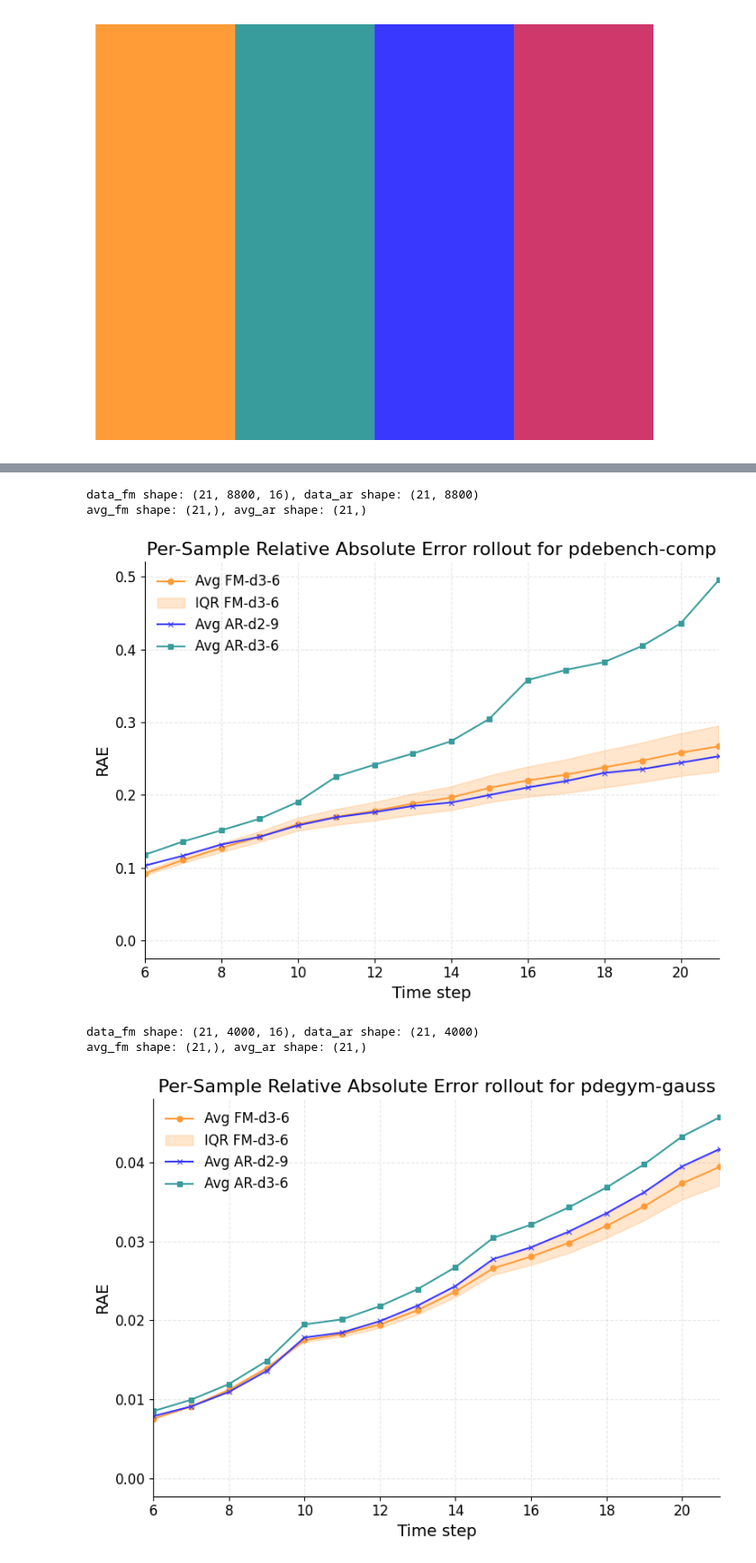
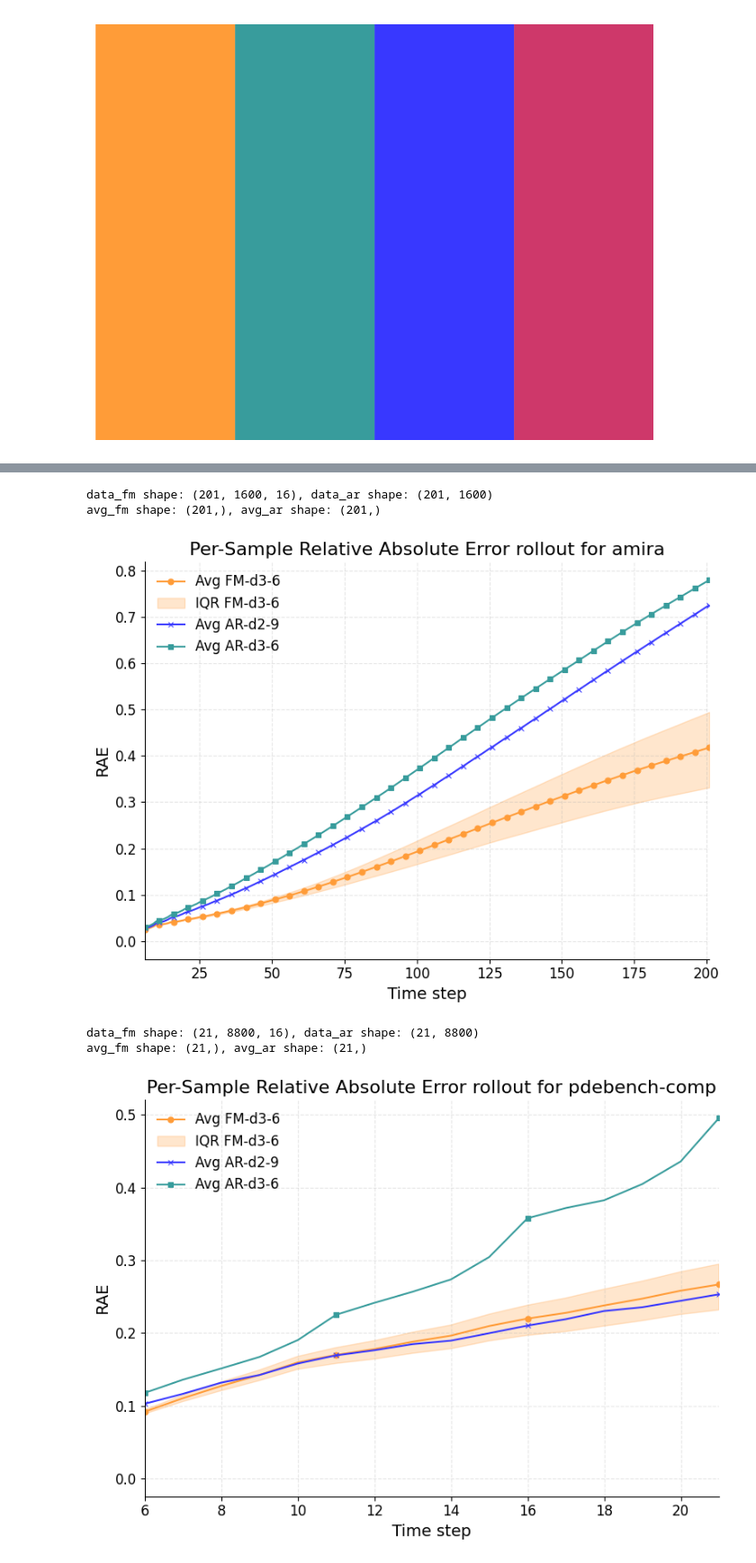
Before and after one commit to tpharmsen/FluidGPT, a Jupyter notebook: src/scripts/graphGeneration.ipynb, the cells around one changed output, grey strips where cells are left out. Shown at 90% size. Cells and saved outputs as stored; diff of their text form; code cells hidden in the pictures.

Commit message:
new graphs and report

```diff
--- a/src/scripts/graphGeneration.ipynb
+++ b/src/scripts/graphGeneration.ipynb
@@ -50,6 +50,8 @@ ax.axis('off')
 #plt.savefig("color_palette.png", bbox_inches='tight', pad_inches=0)
 plt.show()
 plt.close()
+
+datasets_all = ["amira", "pdebench-comp", "pdebench-incomp", "pdegym-gauss", "pdegym-sines", "pdegym-sl", "pdegym-svs", "pdegym-pwc", "pdegym-bb"]
 # %% [output]
 [figure]
 # %%
@@ -90,7 +92,7 @@ dim2: 16
 base_path_ar = "../../../FluidGPT_validation/final_data/MTT/ar-d2-9/ss_error/"
 base_path_ar2 = "../../../FluidGPT_validation/final_data/MTT/ar-d3-6/ss_error/"
 #base_path_fm = "../../../FluidGPT_validation/old_data/fm/fm-val-b200/ss_error/"
-base_path_fm = "../../../FluidGPT_validation/temp_data/fm_test/ss_error/"
+base_path_fm = "../../../FluidGPT_validation/final_data/FM/fm-d3-6/ss_error/"
 error_type = "rae"  # or "rrmse"
 error_type_str = {"rae": "Per-Sample Relative Absolute Error", "rrmse": "Per-Sample Relative Root Mean Square Error"}
 list_avg_ar = []
@@ -99,9 +101,8 @@ list_fm_data = []
 box_width = 0.4
 offset = 0.2
 
-for dataset_name in ["amira", "pdebench-comp", "pdebench-incomp", "pdegym-gauss", "pdegym-sines", "pdegym-sl", "pdegym-svs", "pdegym-pwc", "pdegym-bb"]:
-    if dataset_name == "amira":
-        continue
+for dataset_name in datasets_all:
+
     filename_ar = f"{base_path_ar}individual_{error_type}_{dataset_name}.json"
     filename_ar2 = f"{base_path_ar2}individual_{error_type}_{dataset_name}.json"
     filename_fm = f"{base_path_fm}individual_{error_type}_{dataset_name}.json"
@@ -151,7 +152,7 @@ for i, item in enumerate(list_avg_ar2):
 for median in bp["medians"]:
     median.set(color=colors[3], linewidth=2)
 # put the datasetname at the x-axis
-ax.set_xticklabels(["pdebench-comp", "pdebench-incomp", "pdegym-gauss", "pdegym-sines", "pdegym-sl", "pdegym-svs", "pdegym-pwc", "pdegym-bb"], rotation=15)
+ax.set_xticklabels(datasets_all, rotation=15)
 ax.set_ylabel(f"{error_type.upper()}")
 ax.set_title(f"Boxplot.... - {error_type_str[error_type]} Comparison")
 ax.legend()
@@ -165,14 +166,13 @@ plt.show()
 base_path_ar = "../../../FluidGPT_validation/final_data/MTT/ar-d2-9/ms_error/"
 base_path_ar2 = "../../../FluidGPT_validation/final_data/MTT/ar-d3-6/ms_error/"
 #base_path_fm = "../../../FluidGPT_validation/old_data/fm/fm-val-b200/ss_error/"
-base_path_fm = "../../../FluidGPT_validation/temp_data/fm_test/ms_error/"
+base_path_fm = "../../../FluidGPT_validation/final_data/FM/fm-d3-6/ms_error/"
 error_type = "rae"  # or "rrmse"
 
 tb = 5
-xspace = np.arange(1, 22)
-for dataset_name in ["amira", "pdebench-comp", "pdebench-incomp", "pdegym-gauss", "pdegym-sines", "pdegym-sl", "pdegym-svs", "pdegym-pwc", "pdegym-bb"]:
-    if dataset_name == "amira" or dataset_name == "pdebench-incomp":
-        continue
+
+for dataset_name in datasets_all:
+
     filename_ar = f"{base_path_ar}individual_rollout_{error_type}_{dataset_name}.json"
     filename_ar2 = f"{base_path_ar2}individual_rollout_{error_type}_{dataset_name}.json"
     filename_fm = f"{base_path_fm}individual_rollout_{error_type}_{dataset_name}.json"
@@ -185,41 +185,41 @@ for dataset_name in ["amira", "pdebench-comp", "pdebench-incomp", "pdegym-gauss"
         data_fm = np.array(json.load(f))
 
     fig, ax = plt.subplots()
     print(f"data_fm shape: {data_fm.shape}, data_ar shape: {data_ar.shape}")
     avg_fm = np.mean(data_fm, axis=(1,2))
     avg_ar = np.mean(data_ar, axis=1)
     avg_ar2 = np.mean(data_ar2, axis=1)
     print(f"avg_fm shape: {avg_fm.shape}, avg_ar shape: {avg_ar.shape}")
     q0, q25, q50, q75, q100 = np.quantile(data_fm, [0, 0.25, 0.5, 0.75, 1], axis=(2))
     #compute the mean of the quantiles over axis 1
     q0 = np.mean(q0, axis=1)
     q25 = np.mean(q25, axis=1)
     q50 = np.mean(q50, axis=1)
     q75 = np.mean(q75, axis=1)
     q100 = np.mean(q100, axis=1)
-
-    ax.plot(xspace, avg_fm, 'o-', color=colors[0], label='Avg FM-d3-6')
+    xspace = np.arange(1, data_ar.shape[0]+1)
+    ax.plot(xspace, avg_fm, 'o-', color=colors[0], label='Avg FM-d3-6', markevery=5)
     #ax.plot(q0, '--', color=colors[0], alpha=0.7, label='FM-d3-6 25th quantile')
     #ax.plot(q50, '--', color=colors[0], alpha=0.9, label='FM Median')
     #ax.plot(q100, '--', color=colors[0], alpha=0.7, label='FM-d3-6 75th quantile')
     plt.fill_between(xspace, q25, q75, color=colors[0], alpha=0.25, label='IQR FM-d3-6')
-    ax.plot(xspace, avg_ar, 'x-', color=colors[2], label='Avg AR-d2-9')
-    ax.plot(xspace, avg_ar2, 's-', color=colors[1], label='Avg AR-d3-6')
+    ax.plot(xspace, avg_ar, 'x-', color=colors[2], label='Avg AR-d2-9', markevery=5)
+    ax.plot(xspace, avg_ar2, 's-', color=colors[1], label='Avg AR-d3-6', markevery=5)
 
     ax.set_xlabel("Time step")
     ax.set_ylabel(f"{error_type.upper()}")
     ax.set_title(f"{error_type_str[error_type]} rollout for {dataset_name}")
     ax.legend(loc='upper left')
 
-    ax.set_xlim(6,21)
+    ax.set_xlim(6, data_ar.shape[0])
     plt.tight_layout()
 
     plt.savefig(f"../../../FluidGPT_validation/msgraph_{dataset_name}_{error_type}.png", dpi=300)
     plt.show()
 # %% [output]
-data_fm shape: (21, 8800, 16), data_ar shape: (21, 8800)
-avg_fm shape: (21,), avg_ar shape: (21,)
+data_fm shape: (201, 1600, 16), data_ar shape: (201, 1600)
+avg_fm shape: (201,), avg_ar shape: (201,)
-[figure, old version]
+[figure, new version]
-data_fm shape: (21, 4000, 16), data_ar shape: (21, 4000)
+data_fm shape: (21, 8800, 16), data_ar shape: (21, 8800)
 avg_fm shape: (21,), avg_ar shape: (21,)
-[figure, old version]
+[figure, new version]
```
Also changed, not shown: parts of 3 cells of this notebook, 2 other files.
